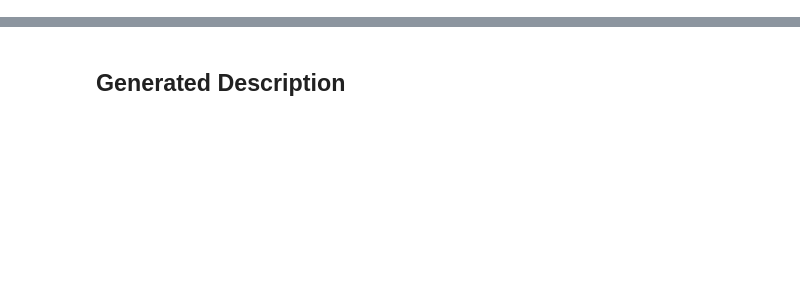
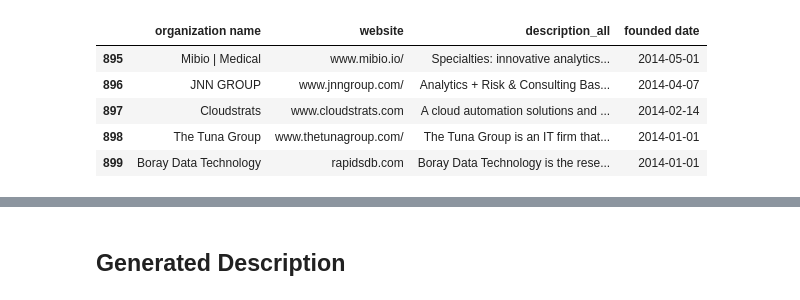
Before and after one commit to Julia-Susser/AI-Startup-Impact-on-US-Labor-Economy-via-Task-Automation, a Jupyter notebook: src/prompting.ipynb, the cells around one changed output, grey strips where cells are left out. Cells and saved outputs as stored; diff of their text form; code cells hidden in the pictures; blank space fills up the shorter version.

```diff
--- a/src/prompting.ipynb
+++ b/src/prompting.ipynb
@@ -27,7 +27,7 @@ from llms import gemini
 x_chat = chatGPT()
 x_gemini = gemini()
 # %%
-# df = pd.read_csv("../output/data/data_post_chat_gpt.csv",index_col=0)
-df = pd.read_csv("../output/data/2014-data.csv",index_col=0)
+df = pd.read_csv("../output/data/data_post_chat_gpt.csv",index_col=0)
+# df = pd.read_csv("../output/data/2014-data.csv",index_col=0)
 # df = df[df["headquarters location"].str.contains("United States")]
 # df = df[pd.to_datetime(df['founded date'])<='11/30/2022']
@@ -45,0 +42,6 @@ POST 0
+# %%
+df2 = pd.read_csv("../output/data/2014-data.csv",index_col=0)
+df = df[["organization name","website","description_all","founded date"]]
+df2 = df2[["organization name","website","description_all","founded date"]]
+df = pd.concat([df,df2]).reset_index(drop=True)
+df.head()
@@ -46,3 +55,12 @@ POST 0
+# %%
+df.tail()
+# %% [output]
+|  | organization name | website | description_all | founded date |
+| 895 | Mibio | Medical | www.mibio.io/ | Specialties: innovative analytics... | 2014-05-01 |
+| 896 | JNN GROUP | www.jnngroup.com/ | Analytics + Risk & Consulting Bas... | 2014-04-07 |
+| 897 | Cloudstrats | www.cloudstrats.com | A cloud automation solutions and ... | 2014-02-14 |
+| 898 | The Tuna Group | www.thetunagroup.com/ | The Tuna Group is an IT firm that... | 2014-01-01 |
+| 899 | Boray Data Technology | rapidsdb.com | Boray Data Technology is the rese... | 2014-01-01 |
 # %%
 generated_description_prompt = """
 Tell me about ${company}'s product.
```
Also changed, not shown: parts of 18 cells of this notebook, 3 other files.
